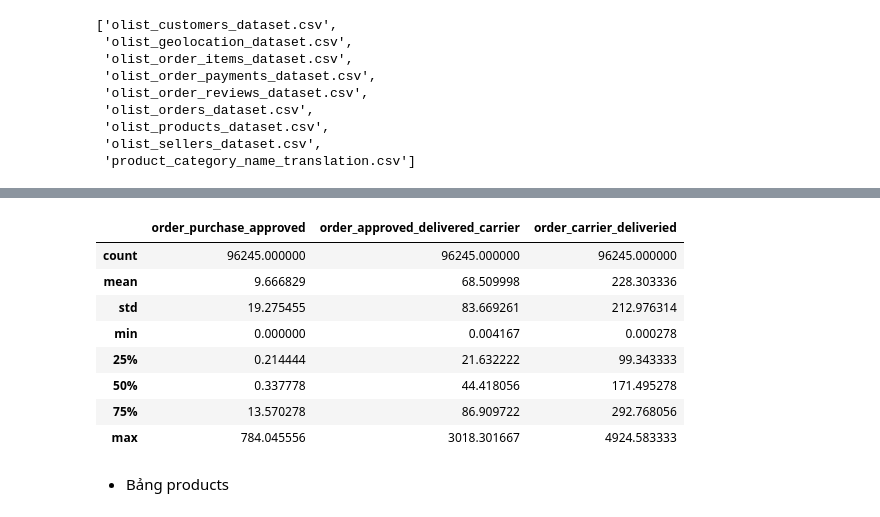
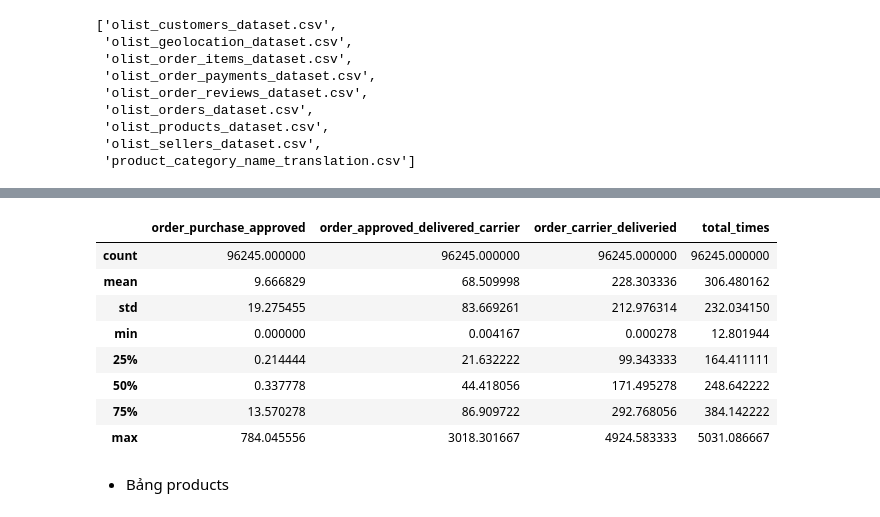
Before and after one commit to Hoanpc777/OneMount-Exam, a Jupyter notebook: Exam.ipynb, the cells around one changed output, grey strips where cells are left out. Drawn from its saved outputs; the diff is of its cells as text; code cells hidden in the pictures.

```diff
--- a/Exam.ipynb
+++ b/Exam.ipynb
@@ -2,7 +2,7 @@
 import pandas as pd
 import os, numpy as np
 # %%
-path = r'D:\OneMount\brazilian-ecommerce'
+path = r'C:\Users\Laptop88\Desktop\OneMount\brazilian-ecommerce'
 # %%
 list_files = os.listdir(path)
 list_files.sort(reverse = False)
@@ -47,23 +44,24 @@ orders.head()
 # %%
+# Tính các bước thời gian
 orders['order_purchase_approved'] = (orders['order_approved_at'].astype(np.datetime64) - orders['order_purchase_timestamp'].astype(np.datetime64))/np.timedelta64(1,'h')
 orders['order_approved_delivered_carrier'] = (orders['order_delivered_carrier_date'].astype(np.datetime64) - orders['order_approved_at'].astype(np.datetime64))/np.timedelta64(1,'h')
-# Tính thời gian từ lúc giao hàng đến khi giao thành công
+# Tính thời gian từ lúc giao cho vận chuyển đến khi giao thành công
 estimated_delivery = (orders['order_estimated_delivery_date'].astype(np.datetime64) - orders['order_delivered_carrier_date'].astype(np.datetime64))/np.timedelta64(1,'h')
 real_delivery = (orders['order_delivered_customer_date'].astype(np.datetime64) - orders['order_delivered_carrier_date'].astype(np.datetime64))/np.timedelta64(1,'h')
 orders['order_carrier_deliveried'] = np.where(orders['order_delivered_customer_date'].isnull(), estimated_delivery, real_delivery)
+orders['total_times'] = np.where((orders['order_approved_delivered_carrier']>0) & (orders['order_carrier_deliveried']>0),orders['order_purchase_approved']+orders['order_approved_delivered_carrier']+orders['order_carrier_deliveried'],np.nan)
 # Loại bỏ đơn hàng mà thời gian giao thành công sớm hơn thời gian đưa bên vận chuyển, hoặc thời gian giao vận chuyển lớn hơn thời gian đơn xác nhận
 orders[(orders['order_approved_delivered_carrier']>0) & (orders['order_carrier_deliveried']>0)].describe()
-# orders[orders['order_approved_delivered_carrier']<0].head()
 # %% [output]
-|  | order_purchase_approved | order_approved_delivered_carrier | order_carrier_deliveried |
-| count | 96245.000000 | 96245.000000 | 96245.000000 |
-| mean | 9.666829 | 68.509998 | 228.303336 |
-| std | 19.275455 | 83.669261 | 212.976314 |
-| min | 0.000000 | 0.004167 | 0.000278 |
-| 25% | 0.214444 | 21.632222 | 99.343333 |
-| 50% | 0.337778 | 44.418056 | 171.495278 |
-| 75% | 13.570278 | 86.909722 | 292.768056 |
-| max | 784.045556 | 3018.301667 | 4924.583333 |
+|  | order_purchase_approved | order_approved_delivered_carrier | order_carrier_deliveried | total_times |
+| count | 96245.000000 | 96245.000000 | 96245.000000 | 96245.000000 |
+| mean | 9.666829 | 68.509998 | 228.303336 | 306.480162 |
+| std | 19.275455 | 83.669261 | 212.976314 | 232.034150 |
+| min | 0.000000 | 0.004167 | 0.000278 | 12.801944 |
+| 25% | 0.214444 | 21.632222 | 99.343333 | 164.411111 |
+| 50% | 0.337778 | 44.418056 | 171.495278 | 248.642222 |
+| 75% | 13.570278 | 86.909722 | 292.768056 | 384.142222 |
+| max | 784.045556 | 3018.301667 | 4924.583333 | 5031.086667 |
 # %% [markdown]
 * Bảng products
 # %%
```
Also changed, not shown: parts of 7 cells of this notebook, 1 other file.
